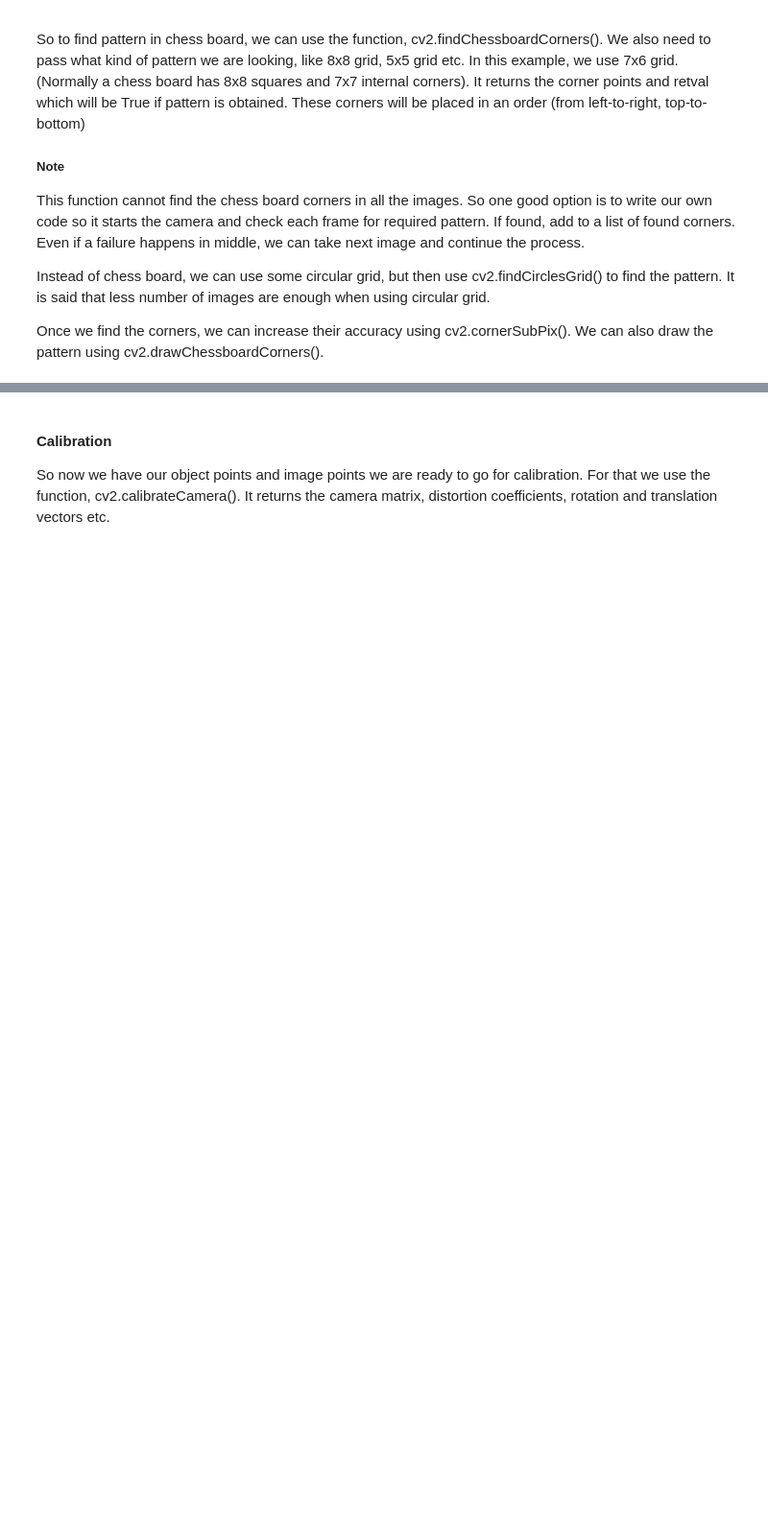
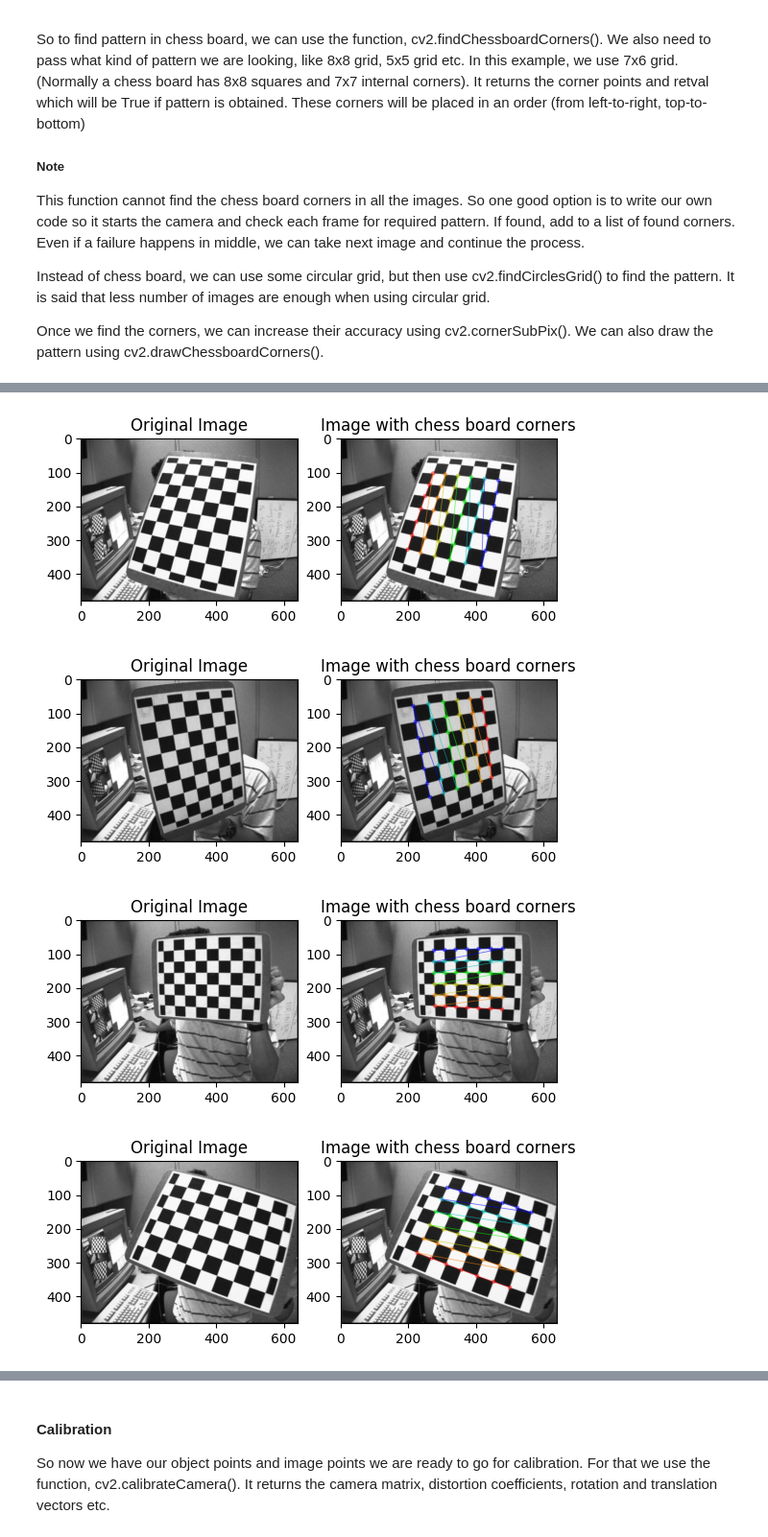
Before and after one commit to AlrIsmail/robotics_fundamentals, a Jupyter notebook: opencv_camera_calibration_3d_reconstruction.ipynb, the cells around one changed output, grey strips where cells are left out. Shown at 96% size. Saved outputs shown, nothing was run; the diff lists cells and outputs as text; code cells hidden in the pictures; blank space fills up the shorter version.

```diff
--- a/opencv_camera_calibration_3d_reconstruction.ipynb
+++ b/opencv_camera_calibration_3d_reconstruction.ipynb
@@ -84,6 +84,9 @@ import numpy as np
 import cv2 as cv
 # to get the file pathnames
 import glob
+# to save the camera matrix and distortion coefficients
+import pickle
+import matplotlib.pyplot as plt
 
 # termination criteria
 # Criteria for termination of the iterative process of corner refinement.
@@ -120,8 +123,15 @@ for fname in images:
         imgpoints.append(corners2)
         # Draw and display the corners
         img = cv.drawChessboardCorners(img, (7,6), corners2,ret)
-        cv.imshow('img',img)
-        cv.waitKey(500)
+
+        plt.subplot(121)
+        plt.imshow(cv.cvtColor(cv.imread(fname), cv.COLOR_BGR2RGB))
+        plt.title('Original Image')
+        plt.subplot(122)
+        plt.imshow(cv.cvtColor(img, cv.COLOR_BGR2RGB))
+        plt.title('Image with chess board corners')
+        plt.show()
+
 
 cv.destroyAllWindows()
 # %% [output]
@@ -128,0 +138,4 @@ cv.destroyAllWindows()
+[figure, added]
+[figure, added]
+[figure, added]
+[figure, added]
```
Also changed, not shown: parts of 4 cells of this notebook, 1 other file.
